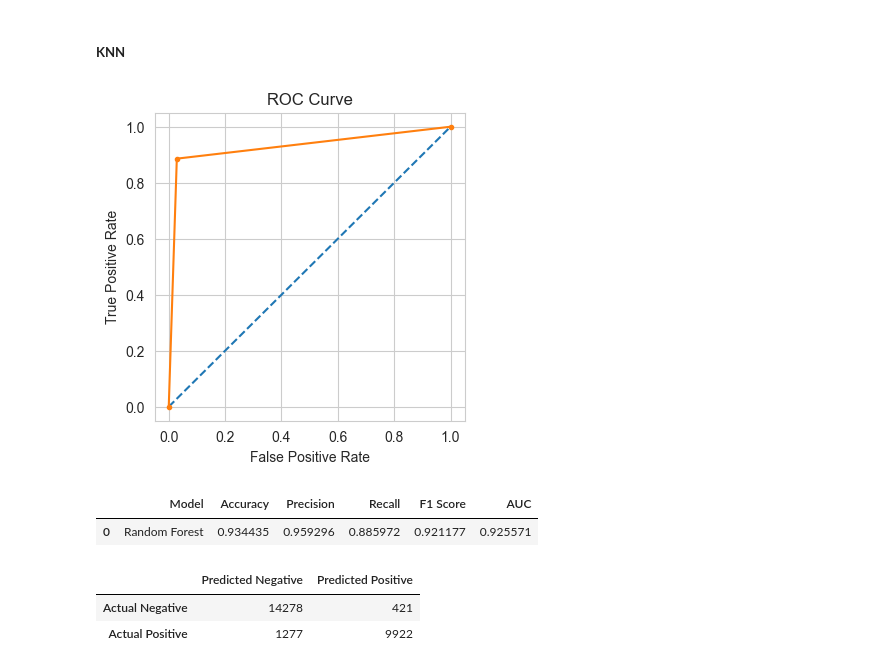
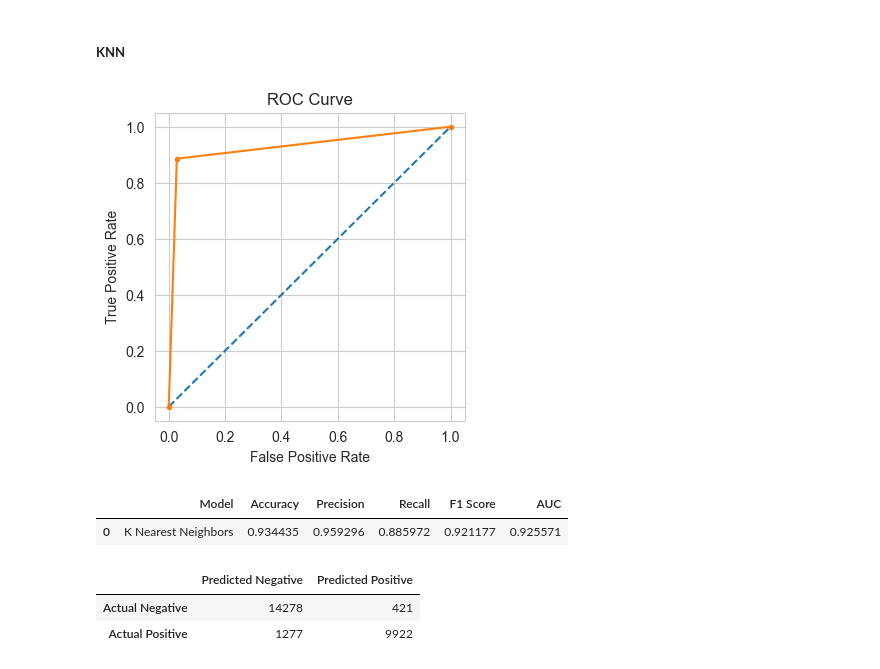
Before and after one commit to Chargent/Trains-Customers-Satisfaction-Machine-Learning-Project, a Jupyter notebook: main.ipynb, the cells around one changed output. Saved outputs shown, nothing was run; the diff lists cells and outputs as text; code cells hidden in the pictures.

```diff
--- a/main.ipynb
+++ b/main.ipynb
@@ -944,10 +983,10 @@ cm
 # %%
 # Create a parameter grid
-n_estimators = list(range(100,250))
+n_estimators = [int(x) for x in np.linspace(start = 100, stop = 250, num = 7)]
 max_depth = list(range(1, 5))
 max_depth.append(None)
-min_samples_split = list(range(2, 5))
-min_samples_leaf = list(range(1, 5))
+min_samples_split =list(range(2, 4))
+min_samples_leaf = list(range(1, 4))
 
 # Create the random grid
 random_grid_RF = {
@@ -961,7 +1000,7 @@ RF_randcv = RandomizedSearchCV(
     Random_Forest,
     scoring='accuracy',
     param_distributions=random_grid_RF,
-    n_iter=10,
+    n_iter=30,
     cv=5,
     verbose=1,
     random_state=69,
@@ -976,7 +1015,7 @@ rand_bestparams_RF = RF_randcv.best_params_
 print(f"Best paramters: {rand_bestparams_RF}")
 
 # Initializing the model with the best parameters
-RF_parameter = RandomForestClassifier(**rand_bestparams_RF)
+RF_parameter = RandomForestClassifier(**rand_bestparams_RF,n_jobs=-1)
 
 # Training the model
 RF_parameter.fit(training, training_check)
@@ -1024,7 +1063,7 @@ cm
 # %%
 # Create a parameter grid based on the results of random search
 grid_RF = {
-    'n_estimators': [100, 125, 150, 175, 200],
+    'n_estimators': [125, 150, 175, 200],
     'max_depth': [None],
     'min_samples_split': [3],
     'min_samples_leaf': [1]
@@ -1349,34 +1406,34 @@ cm
 # %%
 #print all the scores
 prediction_KNN = KNN_bestparams.predict(test_encoded)
 
 # Calculating the performance metrics
 accuracy_KNN = accuracy_score(test_check, prediction_KNN)
 precision_KNN = precision_score(test_check, prediction_KNN)
 recall_KNN = recall_score(test_check, prediction_KNN)
 f1_KNN = f1_score(test_check, prediction_KNN)
 
 # Calculting the ROC Score
 fpr, tpr, thresholds = roc_curve(test_check, prediction_KNN)
 auc_RF = auc(fpr, tpr)
 
 # Plotting the ROC Curve
 plt.plot([0, 1], [0, 1], linestyle='--')
 plt.plot(fpr, tpr, marker='.')
 plt.rcParams['figure.figsize'] = [4, 4]
 plt.title('ROC Curve')
 plt.xlabel('False Positive Rate')
 plt.ylabel('True Positive Rate')
 plt.show()
 
 # Printing the results in a dataframe
-results_rf = pd.DataFrame(data=[['Random Forest', accuracy_KNN, precision_KNN, recall_KNN, f1_KNN, auc_KNN]],
+results_knn = pd.DataFrame(data=[['K Nearest Neighbors', accuracy_KNN, precision_KNN, recall_KNN, f1_KNN, auc_KNN]],
                         columns=['Model', 'Accuracy', 'Precision', 'Recall', 'F1 Score', 'AUC'])
-results_rf
+results_knn
 # %% [output]
 [figure]
 |  | Model | Accuracy | Precision | Recall | F1 Score | AUC |
-| 0 | Random Forest | 0.934435 | 0.959296 | 0.885972 | 0.921177 | 0.925571 |
+| 0 | K Nearest Neighbors | 0.934435 | 0.959296 | 0.885972 | 0.921177 | 0.925571 |
 # %%
 cm = confusion_matrix(test_check, prediction_KNN)
 cm = pd.DataFrame(cm, index=['Actual Negative', 'Actual Positive'], columns=['Predicted Negative', 'Predicted Positive'])
```
Also changed, not shown: parts of 43 cells of this notebook.
